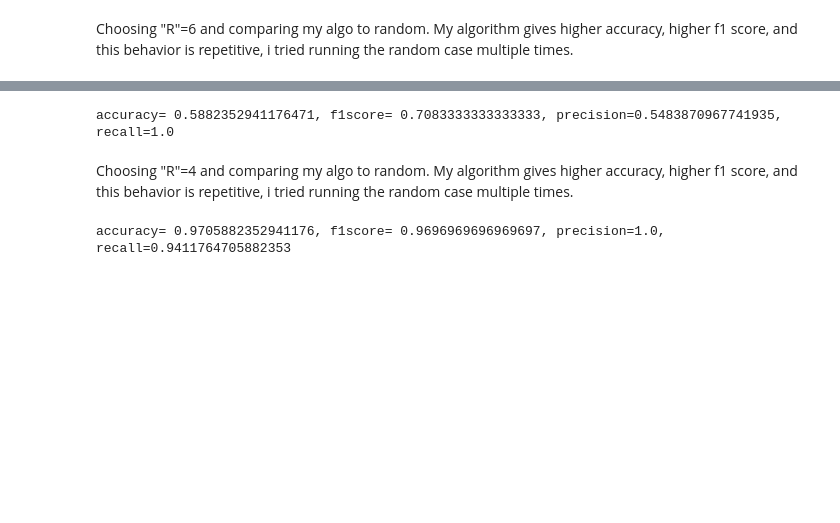
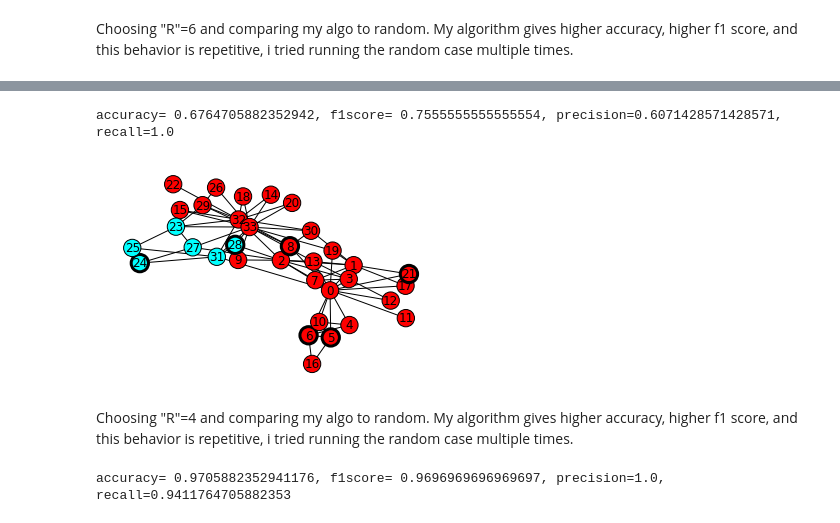
Before and after one commit to avisinghal6/Label-Propagation-in-Graph, a Jupyter notebook: Label_Propagation_Q2.ipynb, the cells around one changed output, grey strips where cells are left out. Drawn from its saved outputs; the diff is of its cells as text; code cells hidden in the pictures; blank space fills up the shorter version.

```diff
--- a/Label_Propagation_Q2.ipynb
+++ b/Label_Propagation_Q2.ipynb
@@ -122,12 +149,16 @@ accuracy= 0.9411764705882353, f1score= 0.9411764705882353, precision=0.941176470
 # %%
-pred=label_propagation(G2,create_random_labels(6))
+Random_Labels=create_random_labels(6)
+pred=label_propagation(G2,Random_Labels)
 f1score=f1_score(true_labels,pred)
 accscore=accuracy_score(true_labels,pred)
 precisionscore=precision_score(true_labels,pred)
 recallscore=recall_score(true_labels,pred)
 print(f'accuracy= {accscore}, f1score= {f1score}, precision={precisionscore}, recall={recallscore}')
+
+print_graph(G2,Random_Labels)
 # %% [output]
-accuracy= 0.5882352941176471, f1score= 0.7083333333333333, precision=0.5483870967741935, recall=1.0
+accuracy= 0.6764705882352942, f1score= 0.7555555555555554, precision=0.6071428571428571, recall=1.0
+[figure, added]
 # %% [markdown]
 Choosing "R"=4 and comparing my algo to random.  My algorithm gives higher accuracy, higher f1 score, and this behavior is repetitive, i tried running the random case multiple times.
 # %%
```
Also changed, not shown: parts of 8 cells of this notebook.
